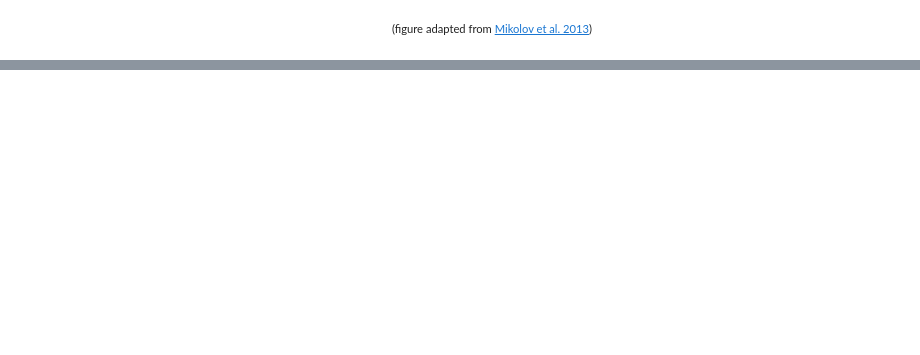
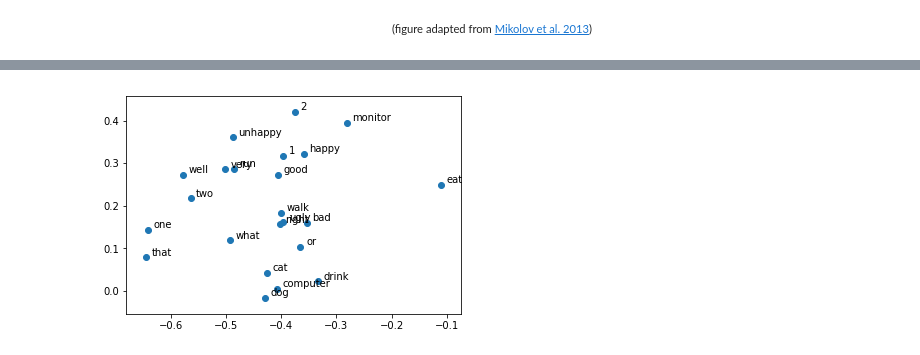
Before and after one commit to TurkuNLP/Text_Mining_Course, a Jupyter notebook: Unsupervised.ipynb, the cells around one changed output, grey strips where cells are left out. Cells and saved outputs as stored; diff of their text form; code cells hidden in the pictures; blank space fills up the shorter version.

```diff
--- a/Unsupervised.ipynb
+++ b/Unsupervised.ipynb
@@ -175,5 +179,0 @@ We'll be working with the [word2vec](https://github.com/tmikolov/word2vec) imple
-# %%
-%matplotlib inline
-from lib import wvlib
-
-wv = wvlib.load("/course_data/textmine/GoogleNews-vectors-negative300.100K.bin")
@@ -225,0 +433,10 @@ wv.nearest('dog')
+# %%
+import sklearn.decomposition
+
+
+pca2 = sklearn.decomposition.PCA(2)
+
+en_vectors_pca2 = pca2.fit_transform(en_wv.vectors)
+plot_words(en_wv, en_words, en_vectors_pca2)
+# %% [output]
+[figure, added]
```
Also changed, not shown: parts of 74 cells of this notebook.
